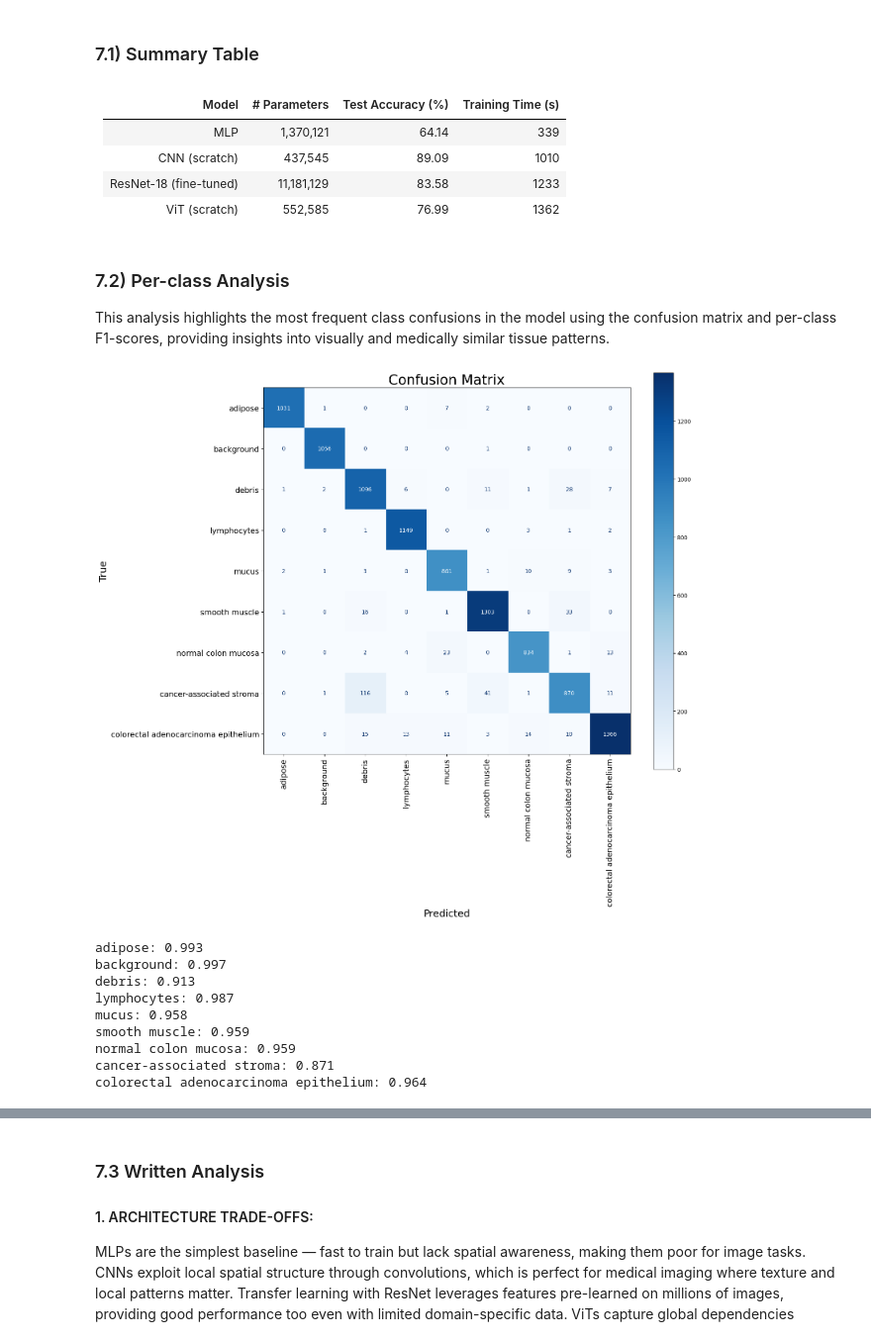
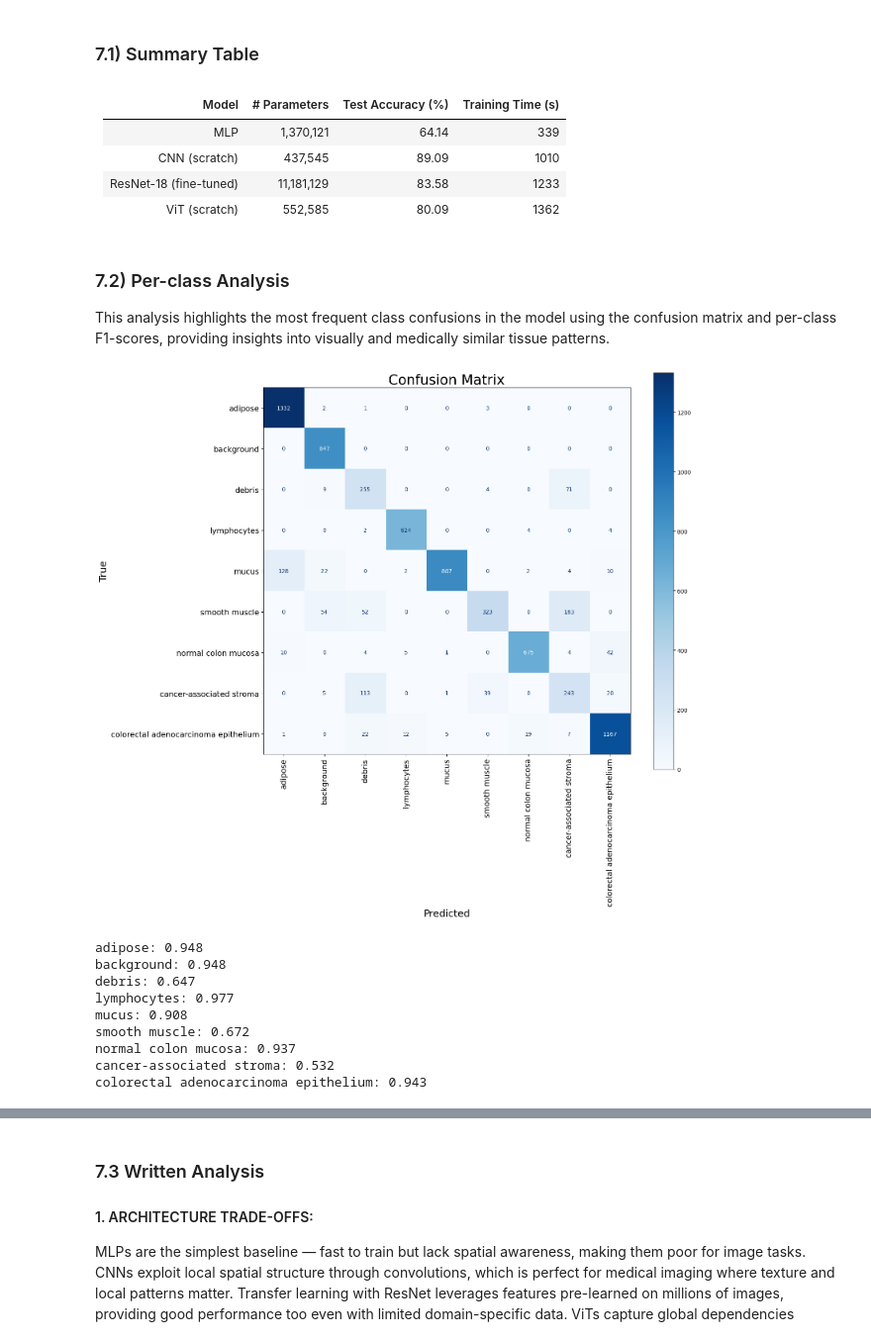
Before and after one commit to cmanell/Colorectal_cancer_DL_project, a Jupyter notebook: DL_project_colorectal_cancer.ipynb, the cells around one changed output, grey strips where cells are left out. Shown at 99% size. Saved outputs shown, nothing was run; the diff lists cells and outputs as text; code cells hidden in the pictures.

```diff
--- a/DL_project_colorectal_cancer.ipynb
+++ b/DL_project_colorectal_cancer.ipynb
@@ -1250,7 +1276,7 @@ stronger activation in regions with shared visual properties between the two cla
 | MLP                    | 1,370,121   | 64.14             | 339               |
 | CNN (scratch)          | 437,545     | 89.09             | 1010              |
 | ResNet-18 (fine-tuned) | 11,181,129  | 83.58             | 1233              |
-| ViT (scratch)          | 552,585     | 76.99             | 1362              |
+| ViT (scratch)          | 552,585     | 80.09             | 1362              |
 # %% [markdown]
 ### 7.2) Per-class Analysis
 
@@ -1258,31 +1284,31 @@ This analysis highlights the most frequent class confusions in the model using t
 # %%
 def f1_from_confusion_matrix(cm):
     TP = np.diag(cm)
     FP = np.sum(cm, axis=0) - TP
     FN = np.sum(cm, axis=1) - TP
 
     f1 = 2 * TP / (2 * TP + FP + FN + 1e-8)
     return f1
 
 cm, all_labels, all_preds = plot_confusion_matrix(
     model=cnn_aug,
-    data_loader=val_loader,
+    data_loader=test_loader,
     title="Confusion Matrix",
     labels_names=labels_names
 )
 
 f1_per_class = f1_from_confusion_matrix(cm)
 for class_name, f1 in zip(labels_names.values(), f1_per_class):
     print(f"{class_name}: {f1:.3f}")
 # %% [output]
-[figure, old version]
+[figure, new version]
-adipose: 0.993
-background: 0.997
-debris: 0.913
-lymphocytes: 0.987
-mucus: 0.958
-smooth muscle: 0.959
-normal colon mucosa: 0.959
-cancer-associated stroma: 0.871
-colorectal adenocarcinoma epithelium: 0.964
+adipose: 0.948
+background: 0.948
+debris: 0.647
+lymphocytes: 0.977
+mucus: 0.908
+smooth muscle: 0.672
+normal colon mucosa: 0.937
+cancer-associated stroma: 0.532
+colorectal adenocarcinoma epithelium: 0.943
 # %% [markdown]
```
Also changed, not shown: parts of 45 cells of this notebook.
